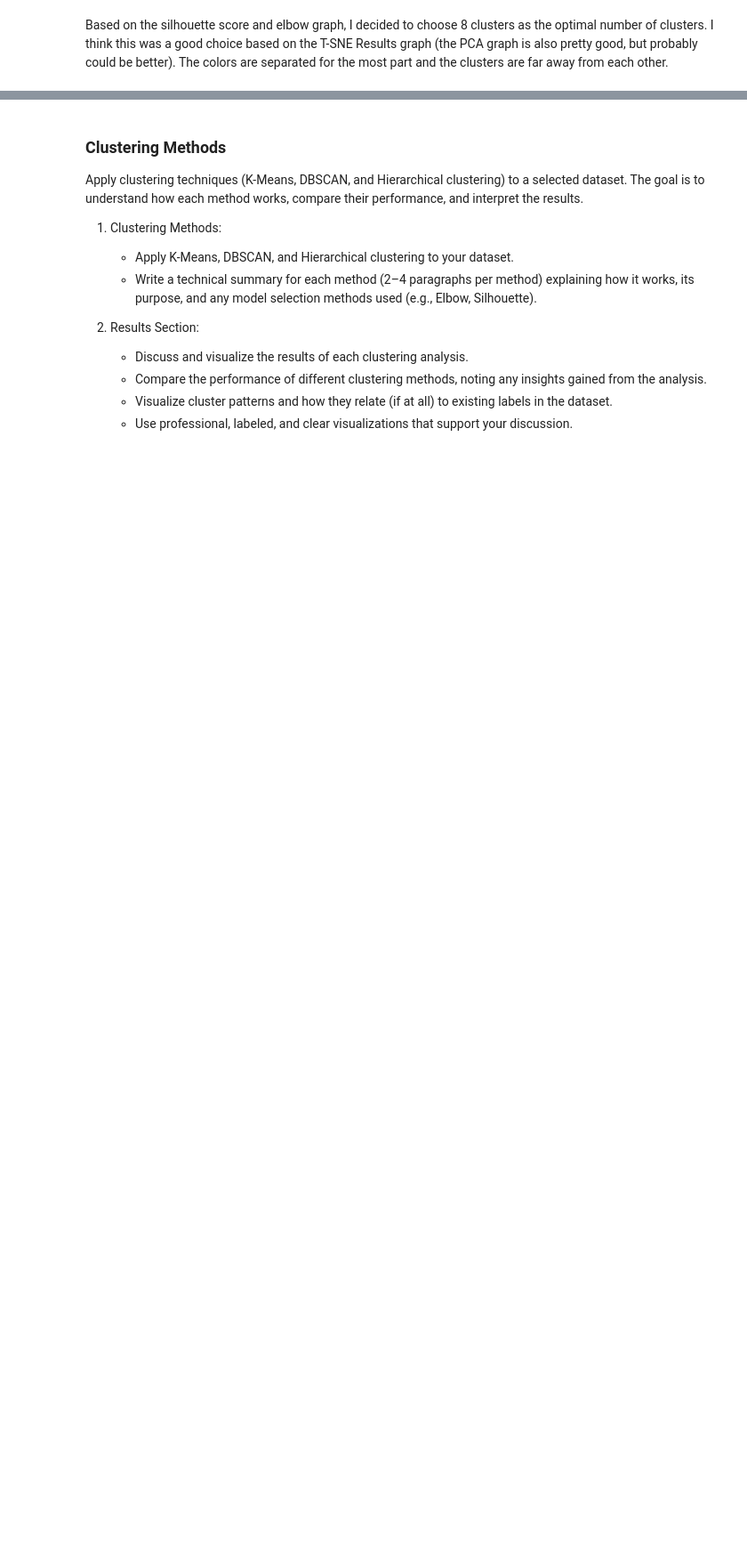
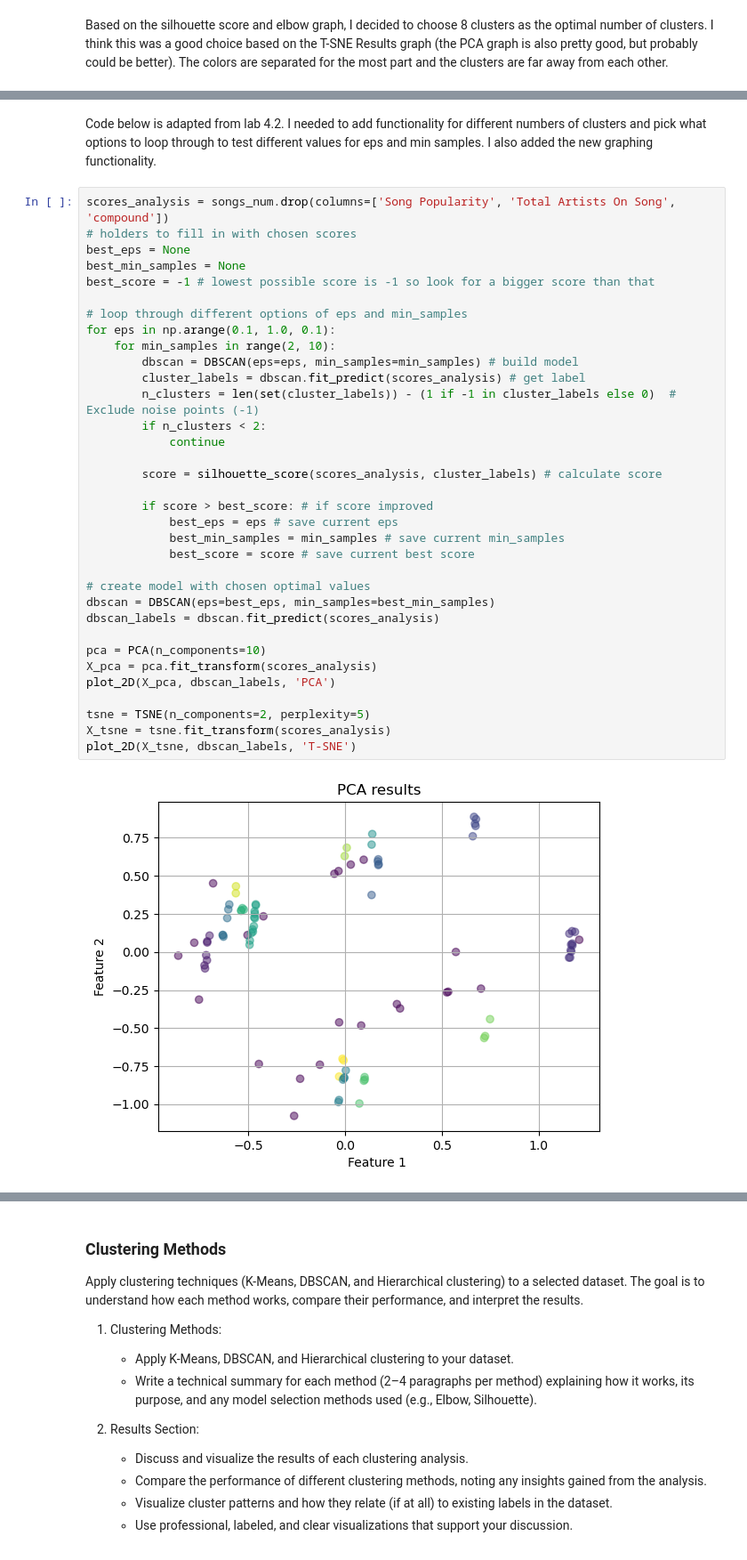
Before and after one commit to satomitheito/Spotify-Song-Analysis, a Jupyter notebook: technical-details/unsupervised-learning/main.ipynb, the cells around one changed output, grey strips where cells are left out. Shown at 89% size. Cells and saved outputs as stored; diff of their text form; blank space fills up the shorter version.

```diff
--- a/technical-details/unsupervised-learning/main.ipynb
+++ b/technical-details/unsupervised-learning/main.ipynb
@@ -379,0 +390,38 @@ I decided to display the playlists that would be made from these clusters. Looki
+# %% [markdown]
+Code below is adapted from lab 4.2. I needed to add functionality for different numbers of clusters and pick what options to loop through to test different values for eps and min samples. I also added the new graphing functionality.
+# %%
+scores_analysis = songs_num.drop(columns=['Song Popularity', 'Total Artists On Song', 'compound'])
+# holders to fill in with chosen scores
+best_eps = None
+best_min_samples = None
+best_score = -1 # lowest possible score is -1 so look for a bigger score than that
+
+# loop through different options of eps and min_samples
+for eps in np.arange(0.1, 1.0, 0.1):
+    for min_samples in range(2, 10):
+        dbscan = DBSCAN(eps=eps, min_samples=min_samples) # build model
+        cluster_labels = dbscan.fit_predict(scores_analysis) # get label
+        n_clusters = len(set(cluster_labels)) - (1 if -1 in cluster_labels else 0)  # Exclude noise points (-1)
+        if n_clusters < 2:
+            continue
+
+        score = silhouette_score(scores_analysis, cluster_labels) # calculate score
+
+        if score > best_score: # if score improved
+            best_eps = eps # save current eps
+            best_min_samples = min_samples # save current min_samples
+            best_score = score # save current best score
+
+# create model with chosen optimal values
+dbscan = DBSCAN(eps=best_eps, min_samples=best_min_samples)
+dbscan_labels = dbscan.fit_predict(scores_analysis)
+
+pca = PCA(n_components=10)
+X_pca = pca.fit_transform(scores_analysis)
+plot_2D(X_pca, dbscan_labels, 'PCA')
+
+tsne = TSNE(n_components=2, perplexity=5)
+X_tsne = tsne.fit_transform(scores_analysis)
+plot_2D(X_tsne, dbscan_labels, 'T-SNE')
+# %% [output]
+[figure, added]
```
Also changed, not shown: parts of 15 cells of this notebook, 8 other files.
